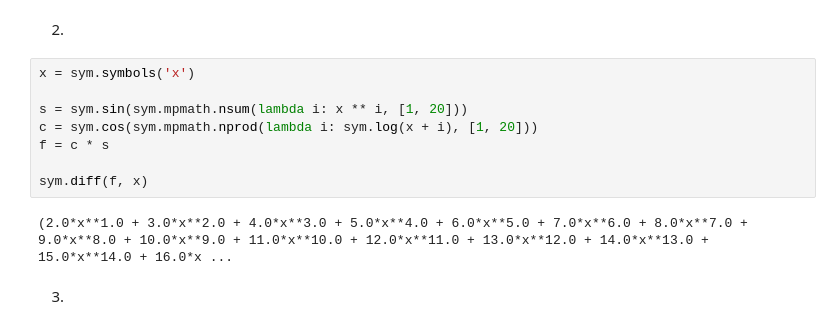
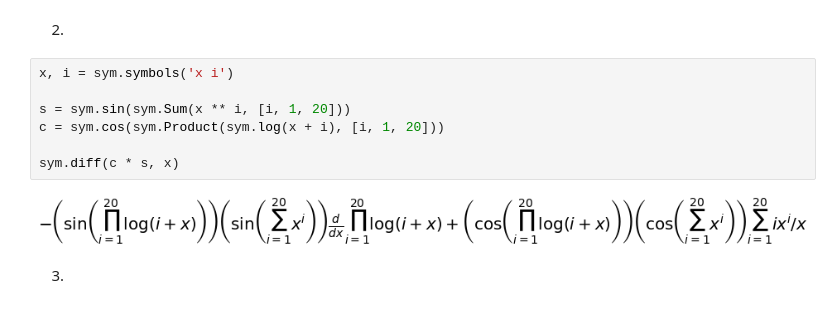
Before and after one commit to mijara/notebooks, a Jupyter notebook: Tarea_1_CC1_2017.ipynb, the cells around one changed output. Saved outputs shown, nothing was run; the diff lists cells and outputs as text.

```diff
--- a/Tarea_1_CC1_2017.ipynb
+++ b/Tarea_1_CC1_2017.ipynb
@@ -197,15 +199,14 @@ sym.limit(sym.sin(x) / x, x, 0)
 # %% [markdown]
 2)
 # %%
-x = sym.symbols('x')
+x, i = sym.symbols('x i')
 
-s = sym.sin(sym.mpmath.nsum(lambda i: x ** i, [1, 20]))
-c = sym.cos(sym.mpmath.nprod(lambda i: sym.log(x + i), [1, 20]))
-f = c * s
+s = sym.sin(sym.Sum(x ** i, [i, 1, 20]))
+c = sym.cos(sym.Product(sym.log(x + i), [i, 1, 20]))
 
-sym.diff(f, x)
+sym.diff(c * s, x)
 # %% [output]
-(2.0*x**1.0 + 3.0*x**2.0 + 4.0*x**3.0 + 5.0*x**4.0 + 6.0*x**5.0 + 7.0*x**6.0 + 8.0*x**7.0 + 9.0*x**8.0 + 10.0*x**9.0 + 11.0*x**10.0 + 12.0*x**11.0 + 13.0*x**12.0 + 14.0*x**13.0 + 15.0*x**14.0 + 16.0*x ...
+[figure, added]
 # %% [markdown]
 3)
 # %%
```
Also changed, not shown: parts of 6 cells of this notebook.
